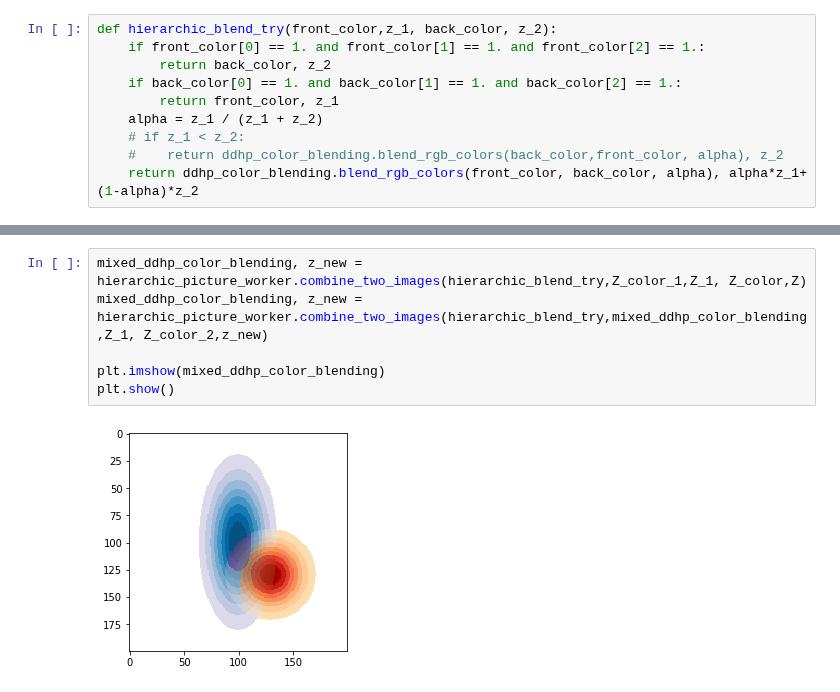
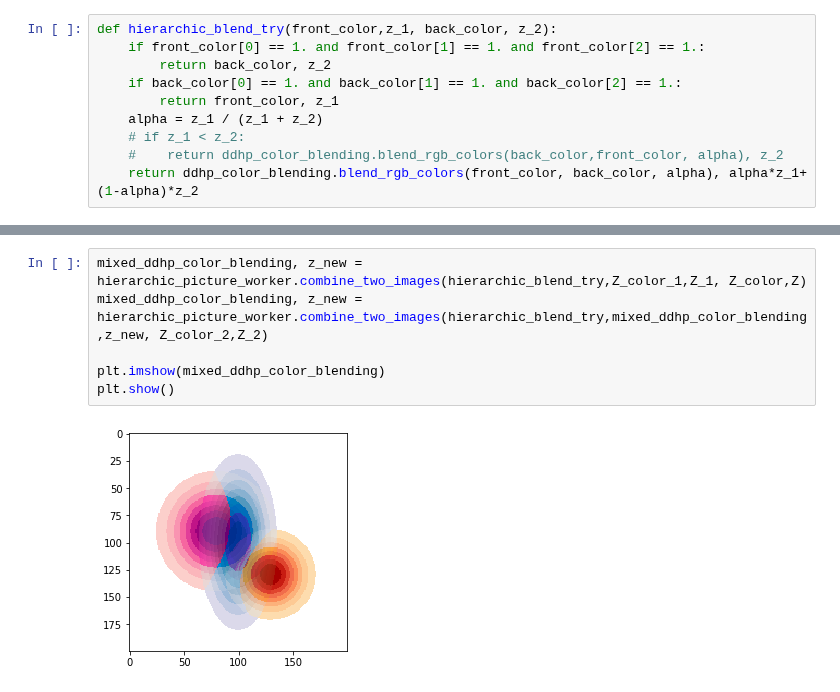
Before and after one commit to asver12/contour-maps-visualization, a Jupyter notebook: ddhp-color-blending.ipynb, the cells around one changed output, grey strips where cells are left out. Saved outputs shown, nothing was run; the diff lists cells and outputs as text.

Commit message:
added two images

```diff
--- a/ddhp-color-blending.ipynb
+++ b/ddhp-color-blending.ipynb
@@ -267,8 +274,8 @@ def hierarchic_blend_try(front_color,z_1, back_color, z_2):
 # %%
 mixed_ddhp_color_blending, z_new = hierarchic_picture_worker.combine_two_images(hierarchic_blend_try,Z_color_1,Z_1, Z_color,Z)
-mixed_ddhp_color_blending, z_new = hierarchic_picture_worker.combine_two_images(hierarchic_blend_try,mixed_ddhp_color_blending,Z_1, Z_color_2,z_new)
+mixed_ddhp_color_blending, z_new = hierarchic_picture_worker.combine_two_images(hierarchic_blend_try,mixed_ddhp_color_blending,z_new, Z_color_2,Z_2)
 
 plt.imshow(mixed_ddhp_color_blending)
 plt.show()
 # %% [output]
-[figure, old version]
+[figure, new version]
```
Also changed, not shown: parts of 1 cell of this notebook.
